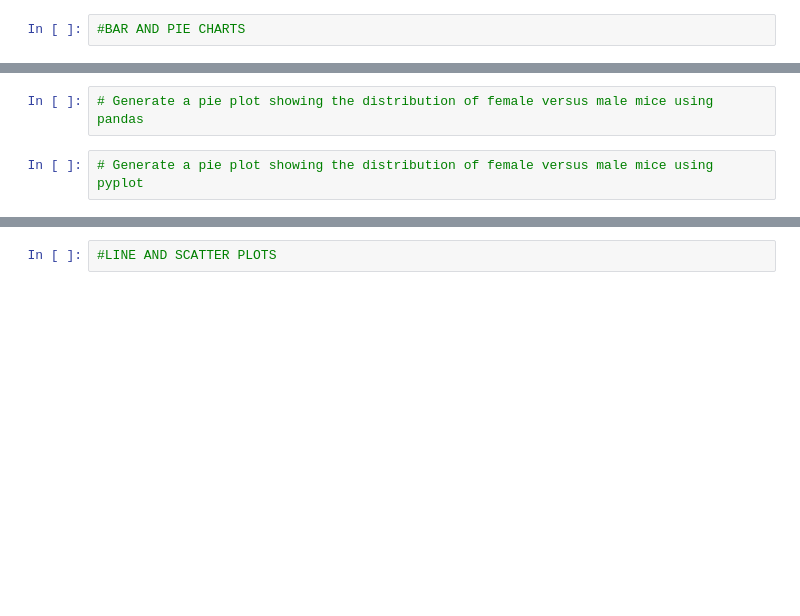
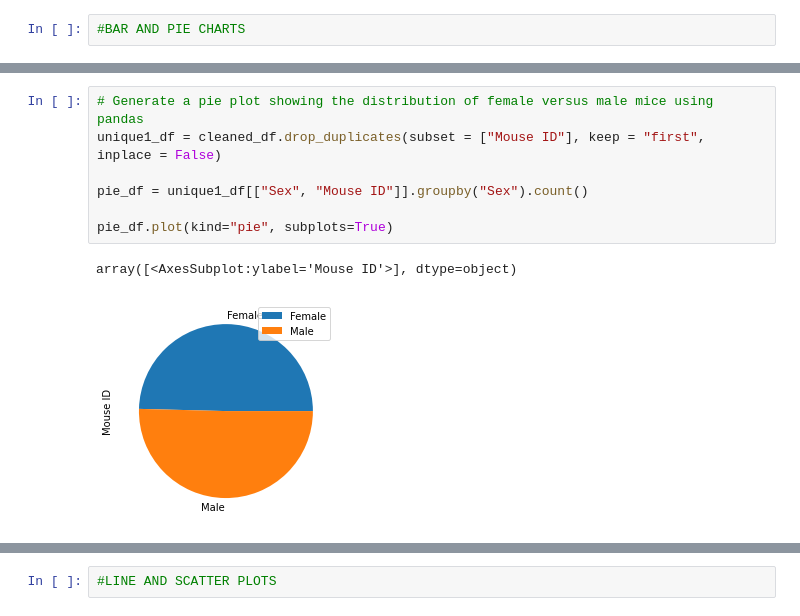
Before and after one commit to smith-ashton/matplotlib-challenge, a Jupyter notebook: Pymaceuticals/pymaceuticals_tester.ipynb, the cells around one changed output, grey strips where cells are left out. Saved outputs shown, nothing was run; the diff lists cells and outputs as text; blank space fills up the shorter version.

```diff
--- a/Pymaceuticals/pymaceuticals_tester.ipynb
+++ b/Pymaceuticals/pymaceuticals_tester.ipynb
@@ -165,4 +221,10 @@ agg
 # %%
 # Generate a pie plot showing the distribution of female versus male mice using pandas
+unique1_df = cleaned_df.drop_duplicates(subset = ["Mouse ID"], keep = "first", inplace = False)
+
+pie_df = unique1_df[["Sex", "Mouse ID"]].groupby("Sex").count()
+
+pie_df.plot(kind="pie", subplots=True)
+# %% [output]
+array([<AxesSubplot:ylabel='Mouse ID'>], dtype=object)
+[figure, added]
-# %%
-# Generate a pie plot showing the distribution of female versus male mice using pyplot
```
Also changed, not shown: parts of 12 cells of this notebook, 1 other file.
